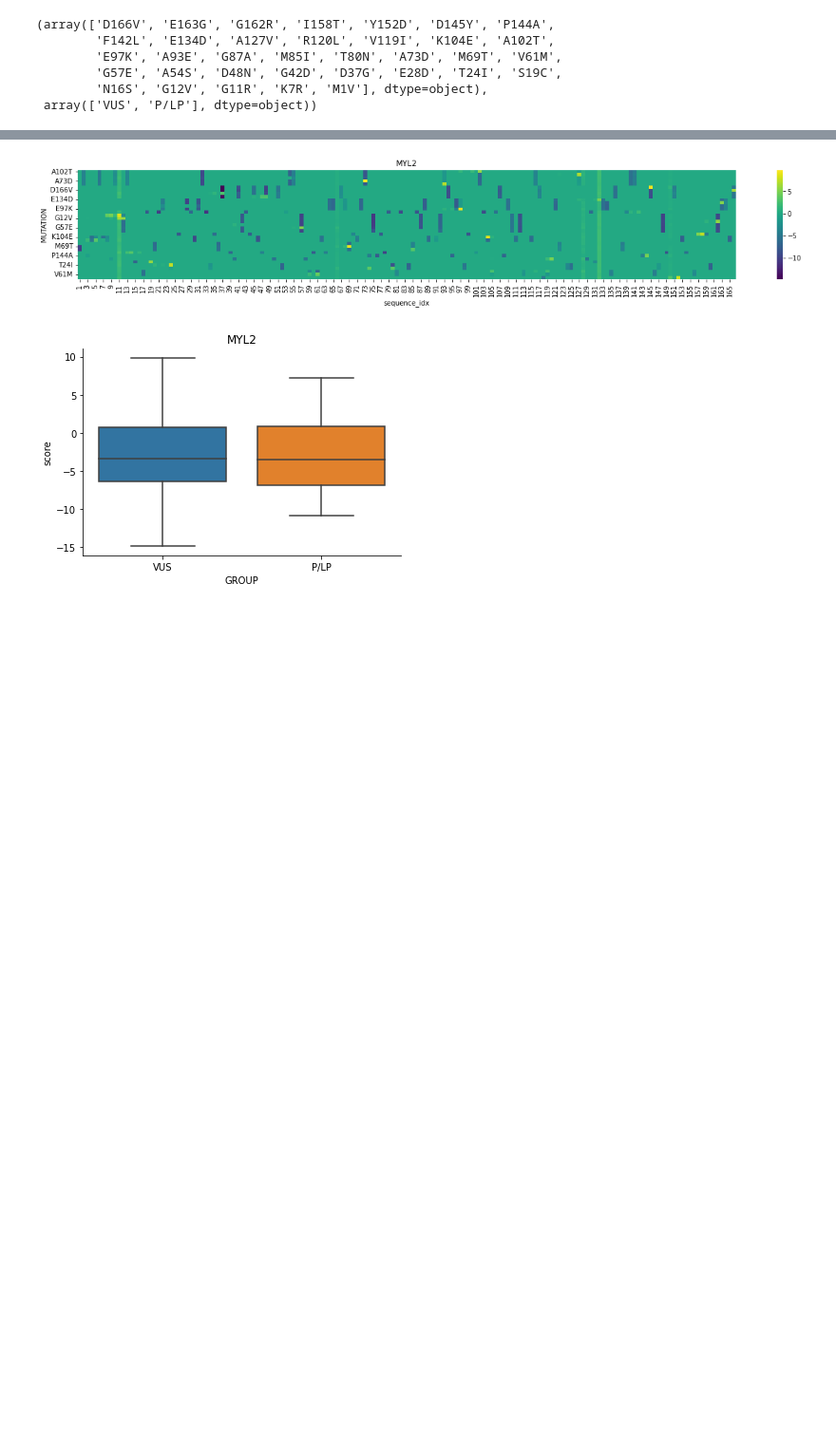
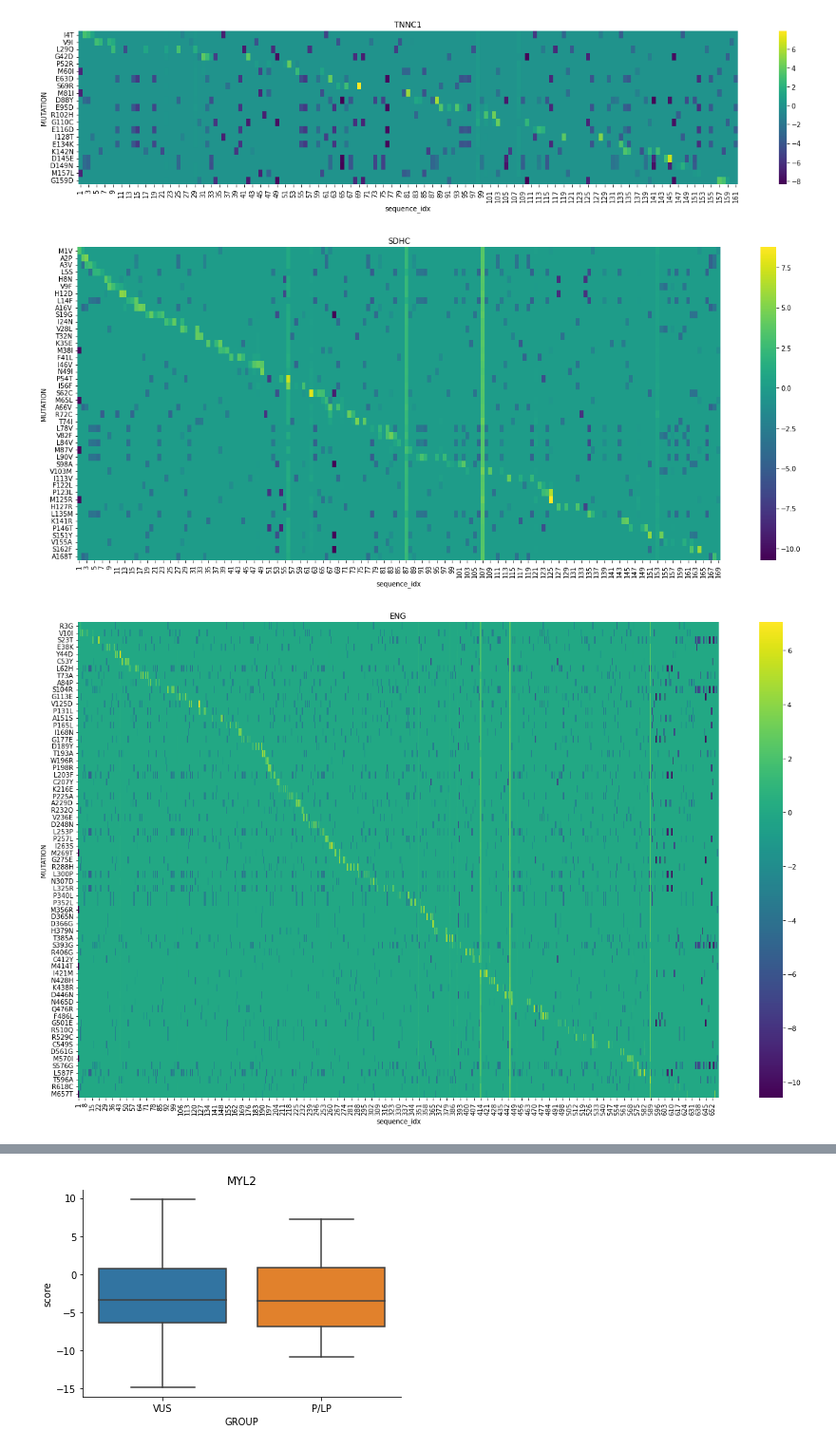
Before and after one commit to cx0/llm-for-clinical-variants, a Jupyter notebook: mutscan_plotting.ipynb, the cells around one changed output, grey strips where cells are left out. Shown at 95% size. Cells and saved outputs as stored; diff of their text form; code cells hidden in the pictures; blank space fills up the shorter version.

```diff
--- a/mutscan_plotting.ipynb
+++ b/mutscan_plotting.ipynb
@@ -29,11 +29,3 @@ Y	Tyr	Tyrosine'''
 aa_df = pd.read_csv(StringIO(aa), sep='\t')
 aa_df
 aminoacids = aa_df['iupac']
-# %%
-mutscores_df = pd.read_csv('results/mutscan_MYL2.tsv', sep='\t')
-mutscores_df = mutscores_df.assign(
-    wt_residue=lambda df:df['MUTATION'].apply(lambda x: x[0]),
-    mut_idx=lambda df:df['MUTATION'].apply(lambda x: int(x[1:-1])),
-)
-mutscores_df = mutscores_df[(mutscores_df['residue'] != mutscores_df['wt_residue']) & (mutscores_df['residue'].isin(aminoacids))]
-mutscores_df.sort_values('score')
@@ -54,22 +32,31 @@ mutscores_df.sort_values('score')
-# %%
-mutscores_df['MUTATION'].unique(), mutscores_df['GROUP'].unique()
-# %% [output]
-(array(['D166V', 'E163G', 'G162R', 'I158T', 'Y152D', 'D145Y', 'P144A',
-        'F142L', 'E134D', 'A127V', 'R120L', 'V119I', 'K104E', 'A102T',
-        'E97K', 'A93E', 'G87A', 'M85I', 'T80N', 'A73D', 'M69T', 'V61M',
-        'G57E', 'A54S', 'D48N', 'G42D', 'D37G', 'E28D', 'T24I', 'S19C',
-        'N16S', 'G12V', 'G11R', 'K7R', 'M1V'], dtype=object),
- array(['VUS', 'P/LP'], dtype=object))
 # %%
-plt.figure(figsize=(22,3))
-sns.heatmap(
-    data=(mutscores_df
-          .sort_values('mut_idx')
-          .groupby(['MUTATION', 'sequence_idx'])['score'].max()
-          .reset_index()
-          .pivot(index='MUTATION', columns='sequence_idx', values='score')
-         ),
-    cmap='viridis'
-)
-plt.title(mutscores_df['GENE'].values[0])
+import os
+def plot_muts(fname):
+    mutscores_df = pd.read_csv(fname, sep='\t')
+    mutscores_df = mutscores_df.assign(
+        wt_residue=lambda df:df['MUTATION'].apply(lambda x: x[0]),
+        mut_idx=lambda df:df['MUTATION'].apply(lambda x: int(x[1:-1])),
+    )
+    mutscores_df = mutscores_df[(mutscores_df['residue'] != mutscores_df['wt_residue']) & (mutscores_df['residue'].isin(aminoacids))]
+    mutscores_df.sort_values('score')
+    plt.figure(figsize=(22, len(mutscores_df['MUTATION'].unique()) * 0.2))
+    sns.heatmap(
+        data=(mutscores_df
+              .groupby(['MUTATION', 'sequence_idx'])['score'].max()
+              .reset_index()
+              .pivot(index='MUTATION', columns='sequence_idx', values='score')
+              .assign(mut_idx=lambda df:df.index.map(lambda x: int(x[1:-1])))
+              .sort_values('mut_idx')
+              .drop('mut_idx', axis=1)
+             ),
+        cmap='viridis'
+    )
+    plt.title(mutscores_df['GENE'].values[0])
+
+for fname in os.listdir('results/'):
+    if fname.endswith('.tsv') and fname.startswith('mutscan'):
+        plot_muts('results/' + fname)
 # %% [output]
+[figure, new version]
+[figure, added]
+[figure, added]
@@ -77,4 +73,3 @@ Text(0.5, 1.0, 'MYL2')
-[figure, old version]
 # %%
 sns.boxplot(
     data=(mutscores_df
```
Also changed, not shown: parts of 2 cells of this notebook, 2 other files.
